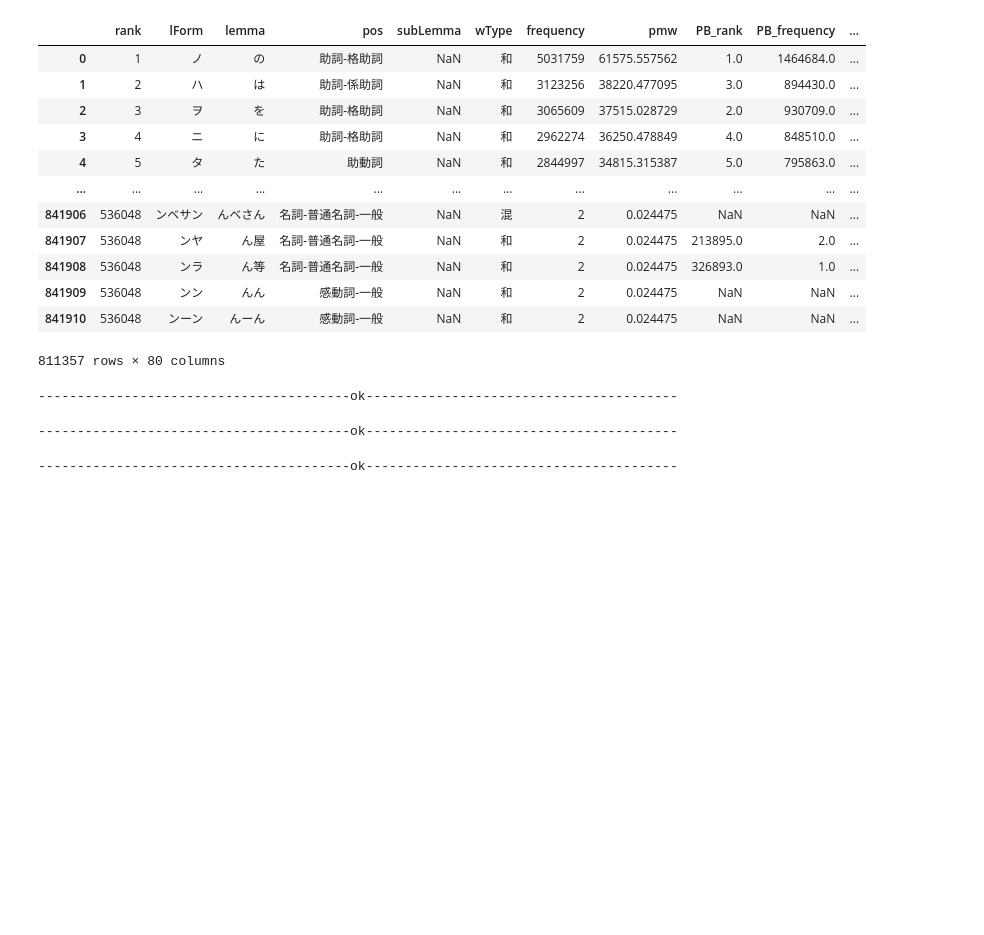
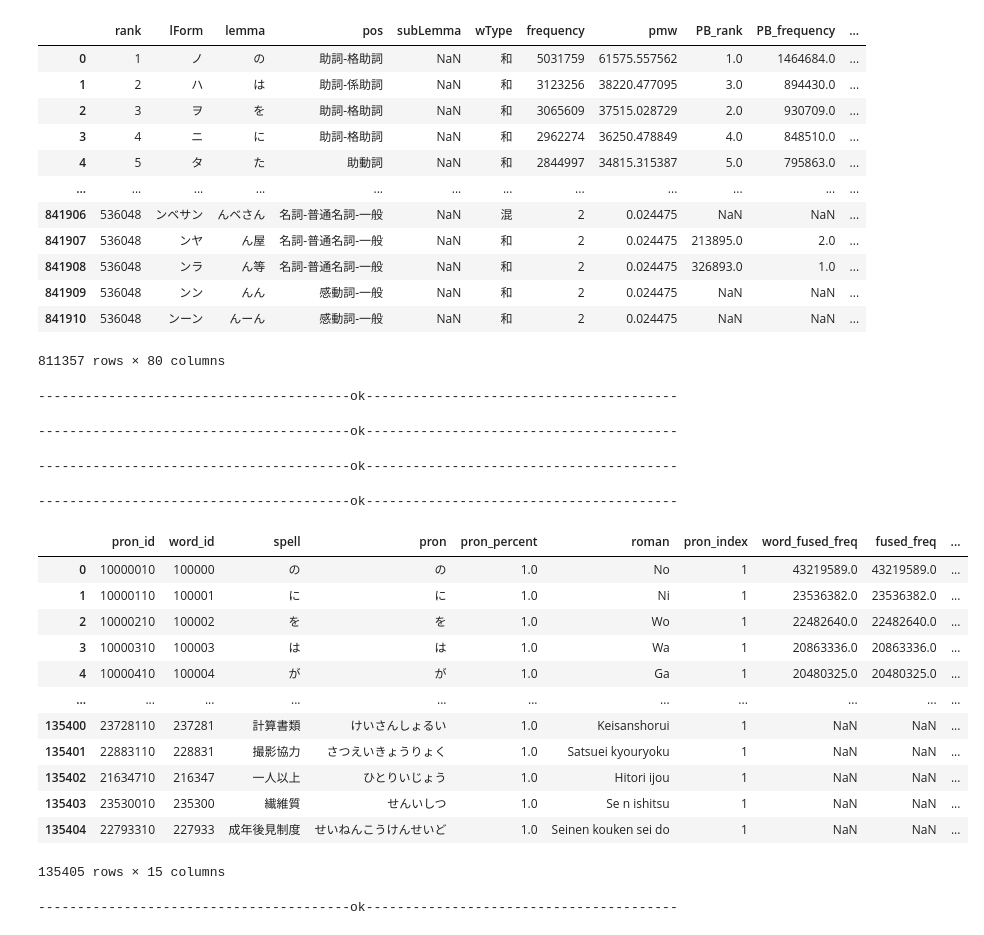
Before and after one commit to hopensic/python-notebooks, a Jupyter notebook: 05.base/incre_pron.ipynb, the cells around one changed output. Saved outputs shown, nothing was run; the diff lists cells and outputs as text; code cells hidden in the pictures; blank space fills up the shorter version.

```diff
--- a/05.base/incre_pron.ipynb
+++ b/05.base/incre_pron.ipynb
@@ -158,7 +138,6 @@ Name: word_id, Length: 104281, dtype: int64
 # %%
-df_pron_not_in_base = df_merged_raw_word_agg[
-    ~df_merged_raw_word_agg["word_id"].isin(df_pron['word_id'])
-]
+df_pron_not_in_base = df_merged_raw_word_agg[~df_merged_raw_word_agg["word_id"].
+                                             isin(df_pron['word_id'])]
 df_pron_not_in_base
 # %% [output]
 |  | word_id | spell | frequency | spoken_freq | written_freq | mix_freq | pron_count | spell_type | ... |
@@ -190,10 +168,10 @@ l('ok')
 # %% [output]
 ----------------------------------------ok----------------------------------------
 # %%
-df_long_word_dup1 = df_long_word.drop_duplicates(
-    subset=["lForm", "lemma"], keep="first"
-)
-df_long_word_dup2 = df_long_word_dup1.drop_duplicates(subset=["lemma"], keep="first")
+df_long_word_dup1 = df_long_word.drop_duplicates(subset=["lForm", "lemma"],
+                                                 keep="first")
+df_long_word_dup2 = df_long_word_dup1.drop_duplicates(subset=["lemma"],
+                                                      keep="first")
 df_long_word_dup2
 # %% [output]
 |  | rank | lForm | lemma | pos | subLemma | wType | frequency | pmw | PB_rank | PB_frequency | ... |
@@ -227,8 +205,7 @@ l("ok")
 ----------------------------------------ok----------------------------------------
 # %%
 df_merge_pron_lemma["long_word_pron_hira"] = df_merge_pron_lemma["lForm"].apply(
-    lambda x: jaconv.kata2hira(x) if pd.notnull(x) and x != "" else x
-)
+    lambda x: jaconv.kata2hira(x) if pd.notnull(x) and x != "" else x)
 
 kks = pykakasi.kakasi()
 
@@ -239,16 +216,13 @@ def to_hira(text):
 
 
 df_merge_pron_lemma["remain_pron_hira"] = df_merge_pron_lemma["spell"].apply(
-    lambda x: to_hira(x) if pd.notnull(x) and x != "" else x
-)
+    lambda x: to_hira(x) if pd.notnull(x) and x != "" else x)
 
 df_merge_pron_lemma["pron"] = df_merge_pron_lemma["long_word_pron_hira"].fillna(
-    df_merge_pron_lemma["remain_pron_hira"]
-)
+    df_merge_pron_lemma["remain_pron_hira"])
 
 katsu = cutlet.Cutlet()
 df_merge_pron_lemma["roman"] = df_merge_pron_lemma["pron"].apply(katsu.romaji)
-
 
 to_csv_sig(
     df_merge_pron_lemma,
@@ -258,9 +232,10 @@ l("ok")
 # %% [output]
 ----------------------------------------ok----------------------------------------
 # %%
-df_merge_pron_lemma['pron_id']=df_merge_pron_lemma['word_id'].astype(str)+'10'
-df_merge_pron_lemma['pron_percent']=1
-df_merge_pron_lemma['pron_index']=1
+df_merge_pron_lemma['pron_id'] = df_merge_pron_lemma['word_id'].astype(
+    str) + '10'
+df_merge_pron_lemma['pron_percent'] = 1
+df_merge_pron_lemma['pron_index'] = 1
 del df_merge_pron_lemma['remain_pron_hira']
 del df_merge_pron_lemma['long_word_pron_hira']
 del df_merge_pron_lemma['check']
@@ -268,7 +243,6 @@ del df_merge_pron_lemma['lemma']
 del df_merge_pron_lemma['lForm']
 del df_merge_pron_lemma['frequency']
 
-
 to_csv_sig(
     df_merge_pron_lemma,
     "D:/Dropbox/06.wanjuan/99.tmp/df_merge_pron_lemma.csv",
@@ -276,3 +250,45 @@ to_csv_sig(
 l("ok")
 # %% [output]
 ----------------------------------------ok----------------------------------------
+# %%
+df_new_pron_135405 = pd.concat([df_pron, df_merge_pron_lemma],
+                               axis=0,
+                               ignore_index=True)
+l('ok')
+to_csv_sig(
+    df_new_pron_135405,
+    "D:/Dropbox/06.wanjuan/99.tmp/df_new_pron_135405.csv",
+)
+df_new_pron_135405
+# %% [output]
+----------------------------------------ok----------------------------------------
+|  | pron_id | word_id | spell | pron | pron_percent | roman | pron_index | word_fused_freq | fused_freq | ... |
+| 0 | 10000010 | 100000 | の | の | 1.0 | No | 1 | 43219589.0 | 43219589.0 | ... |
+| 1 | 10000110 | 100001 | に | に | 1.0 | Ni | 1 | 23536382.0 | 23536382.0 | ... |
+| 2 | 10000210 | 100002 | を | を | 1.0 | Wo | 1 | 22482640.0 | 22482640.0 | ... |
+| 3 | 10000310 | 100003 | は | は | 1.0 | Wa | 1 | 20863336.0 | 20863336.0 | ... |
+| 4 | 10000410 | 100004 | が | が | 1.0 | Ga | 1 | 20480325.0 | 20480325.0 | ... |
+| ... | ... | ... | ... | ... | ... | ... | ... | ... | ... | ... |
+| 135400 | 23728110 | 237281 | 計算書類 | けいさんしょるい | 1.0 | Keisanshorui | 1 | NaN | NaN | ... |
+| 135401 | 22883110 | 228831 | 撮影協力 | さつえいきょうりょく | 1.0 | Satsuei kyouryoku | 1 | NaN | NaN | ... |
+| 135402 | 21634710 | 216347 | 一人以上 | ひとりいじょう | 1.0 | Hitori ijou | 1 | NaN | NaN | ... |
+| 135403 | 23530010 | 235300 | 繊維質 | せんいしつ | 1.0 | Se n ishitsu | 1 | NaN | NaN | ... |
+| 135404 | 22793310 | 227933 | 成年後見制度 | せいねんこうけんせいど | 1.0 | Seinen kouken sei do | 1 | NaN | NaN | ... |
+135405 rows × 15 columns
+# %%
+# 关联词频
+df_new_pron_135405_with_freq = pd.merge(
+    df_new_pron_135405,
+    df_merged_raw_word_agg[["word_id", "frequency", "spell_type"]],
+    left_on="word_id",
+    right_on="word_id",
+    how="left",
+    indicator="check",
+)
+l('ok')
+to_csv_sig(
+    df_new_pron_135405_with_freq,
+    "D:/Dropbox/06.wanjuan/99.tmp/df_new_pron_135405_with_freq.csv",
+)
+# %% [output]
+----------------------------------------ok----------------------------------------
```
Also changed, not shown: parts of 5 cells of this notebook.
